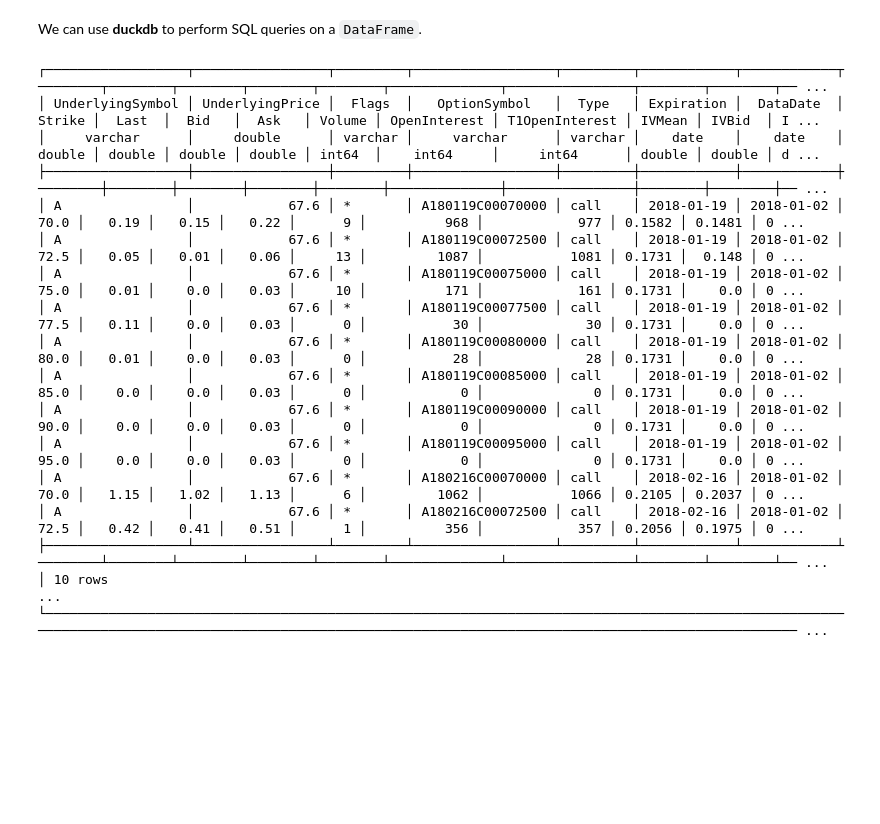
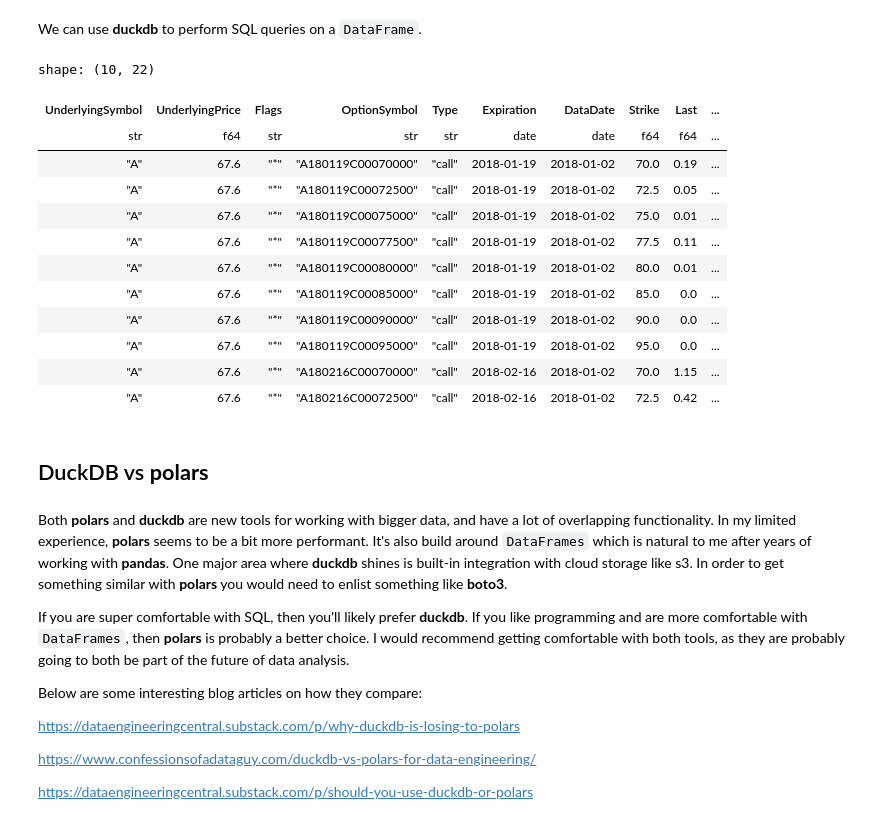
Before and after one commit to pritamdalal/big_data_fm5323, a Jupyter notebook: 03_duckdb_introduction.ipynb, the cells around one changed output. Cells and saved outputs as stored; diff of their text form; code cells hidden in the pictures; blank space fills up the shorter version.

```diff
--- a/03_duckdb_introduction.ipynb
+++ b/03_duckdb_introduction.ipynb
@@ -125,22 +156,32 @@ shape: (8_837_798, 22)
 # %% [markdown]
 We can use **duckdb** to perform SQL queries on a `DataFrame`.
 # %%
-conn.sql("""SELECT * FROM df_otm LIMIT 10;""")
+conn.sql("""SELECT * FROM df_otm LIMIT 10;""").pl()
 # %% [output]
-┌──────────────────┬─────────────────┬─────────┬──────────────────┬─────────┬────────────┬────────────┬────────┬────────┬────────┬────────┬────────┬──────────────┬────────────────┬────────┬────────┬── ...
-│ UnderlyingSymbol │ UnderlyingPrice │  Flags  │   OptionSymbol   │  Type   │ Expiration │  DataDate  │ Strike │  Last  │  Bid   │  Ask   │ Volume │ OpenInterest │ T1OpenInterest │ IVMean │ IVBid  │ I ...
-│     varchar      │     double      │ varchar │     varchar      │ varchar │    date    │    date    │ double │ double │ double │ double │ int64  │    int64     │     int64      │ double │ double │ d ...
-├──────────────────┼─────────────────┼─────────┼──────────────────┼─────────┼────────────┼────────────┼────────┼────────┼────────┼────────┼────────┼──────────────┼────────────────┼────────┼────────┼── ...
-│ A                │            67.6 │ *       │ A180119C00070000 │ call    │ 2018-01-19 │ 2018-01-02 │   70.0 │   0.19 │   0.15 │   0.22 │      9 │          968 │            977 │ 0.1582 │ 0.1481 │ 0 ...
-│ A                │            67.6 │ *       │ A180119C00072500 │ call    │ 2018-01-19 │ 2018-01-02 │   72.5 │   0.05 │   0.01 │   0.06 │     13 │         1087 │           1081 │ 0.1731 │  0.148 │ 0 ...
-│ A                │            67.6 │ *       │ A180119C00075000 │ call    │ 2018-01-19 │ 2018-01-02 │   75.0 │   0.01 │    0.0 │   0.03 │     10 │          171 │            161 │ 0.1731 │    0.0 │ 0 ...
-│ A                │            67.6 │ *       │ A180119C00077500 │ call    │ 2018-01-19 │ 2018-01-02 │   77.5 │   0.11 │    0.0 │   0.03 │      0 │           30 │             30 │ 0.1731 │    0.0 │ 0 ...
-│ A                │            67.6 │ *       │ A180119C00080000 │ call    │ 2018-01-19 │ 2018-01-02 │   80.0 │   0.01 │    0.0 │   0.03 │      0 │           28 │             28 │ 0.1731 │    0.0 │ 0 ...
-│ A                │            67.6 │ *       │ A180119C00085000 │ call    │ 2018-01-19 │ 2018-01-02 │   85.0 │    0.0 │    0.0 │   0.03 │      0 │            0 │              0 │ 0.1731 │    0.0 │ 0 ...
-│ A                │            67.6 │ *       │ A180119C00090000 │ call    │ 2018-01-19 │ 2018-01-02 │   90.0 │    0.0 │    0.0 │   0.03 │      0 │            0 │              0 │ 0.1731 │    0.0 │ 0 ...
-│ A                │            67.6 │ *       │ A180119C00095000 │ call    │ 2018-01-19 │ 2018-01-02 │   95.0 │    0.0 │    0.0 │   0.03 │      0 │            0 │              0 │ 0.1731 │    0.0 │ 0 ...
-│ A                │            67.6 │ *       │ A180216C00070000 │ call    │ 2018-02-16 │ 2018-01-02 │   70.0 │   1.15 │   1.02 │   1.13 │      6 │         1062 │           1066 │ 0.2105 │ 0.2037 │ 0 ...
-│ A                │            67.6 │ *       │ A180216C00072500 │ call    │ 2018-02-16 │ 2018-01-02 │   72.5 │   0.42 │   0.41 │   0.51 │      1 │          356 │            357 │ 0.2056 │ 0.1975 │ 0 ...
-├──────────────────┴─────────────────┴─────────┴──────────────────┴─────────┴────────────┴────────────┴────────┴────────┴────────┴────────┴────────┴──────────────┴────────────────┴────────┴────────┴── ...
-│ 10 rows                                                                                                                                                                                                ...
-└─────────────────────────────────────────────────────────────────────────────────────────────────────────────────────────────────────────────────────────────────────────────────────────────────────── ...
+shape: (10, 22)
+| UnderlyingSymbol | UnderlyingPrice | Flags | OptionSymbol | Type | Expiration | DataDate | Strike | Last | ... |
+| str | f64 | str | str | str | date | date | f64 | f64 | ... |
+| "A" | 67.6 | "*" | "A180119C00070000" | "call" | 2018-01-19 | 2018-01-02 | 70.0 | 0.19 | ... |
+| "A" | 67.6 | "*" | "A180119C00072500" | "call" | 2018-01-19 | 2018-01-02 | 72.5 | 0.05 | ... |
+| "A" | 67.6 | "*" | "A180119C00075000" | "call" | 2018-01-19 | 2018-01-02 | 75.0 | 0.01 | ... |
+| "A" | 67.6 | "*" | "A180119C00077500" | "call" | 2018-01-19 | 2018-01-02 | 77.5 | 0.11 | ... |
+| "A" | 67.6 | "*" | "A180119C00080000" | "call" | 2018-01-19 | 2018-01-02 | 80.0 | 0.01 | ... |
+| "A" | 67.6 | "*" | "A180119C00085000" | "call" | 2018-01-19 | 2018-01-02 | 85.0 | 0.0 | ... |
+| "A" | 67.6 | "*" | "A180119C00090000" | "call" | 2018-01-19 | 2018-01-02 | 90.0 | 0.0 | ... |
+| "A" | 67.6 | "*" | "A180119C00095000" | "call" | 2018-01-19 | 2018-01-02 | 95.0 | 0.0 | ... |
+| "A" | 67.6 | "*" | "A180216C00070000" | "call" | 2018-02-16 | 2018-01-02 | 70.0 | 1.15 | ... |
+| "A" | 67.6 | "*" | "A180216C00072500" | "call" | 2018-02-16 | 2018-01-02 | 72.5 | 0.42 | ... |
+# %% [markdown]
+## DuckDB vs **polars**
+# %% [markdown]
+Both **polars** and **duckdb** are new tools for working with bigger data, and have a lot of overlapping functionality.   In my limited experience, **polars** seems to be a bit more performant.  It's also build around `DataFrames` which is natural to me after years of working with **pandas**.  One major area where **duckdb** shines is built-in integration with cloud storage like s3.  In order to get something similar with **polars** you would need to enlist something like **boto3**.
+
+If you are super comfortable with SQL, then you'll likely prefer **duckdb**.  If you like programming and are more comfortable with `DataFrames`, then **polars** is probably a better choice.  I would recommend getting comfortable with both tools, as they are probably going to both be part of the future of data analysis.
+
+Below are some interesting blog articles on how they compare:
+
+https://dataengineeringcentral.substack.com/p/why-duckdb-is-losing-to-polars
+
+https://www.confessionsofadataguy.com/duckdb-vs-polars-for-data-engineering/
+
+https://dataengineeringcentral.substack.com/p/should-you-use-duckdb-or-polars
```
Also changed, not shown: parts of 22 cells of this notebook.
